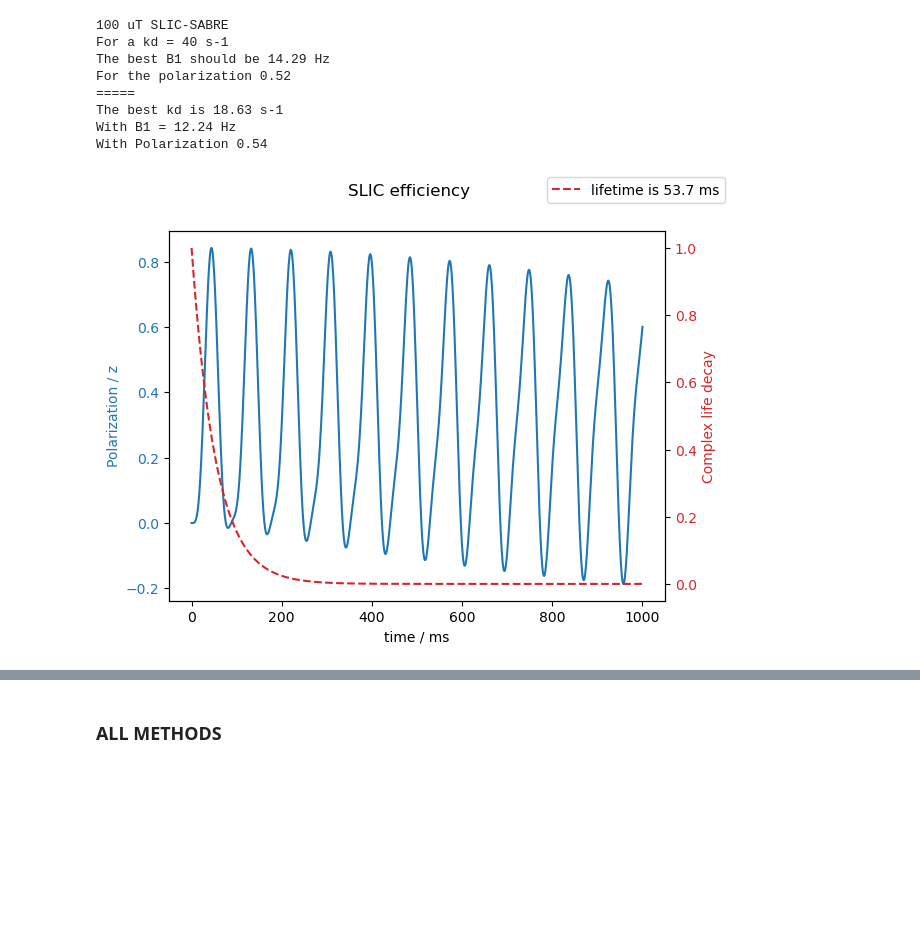
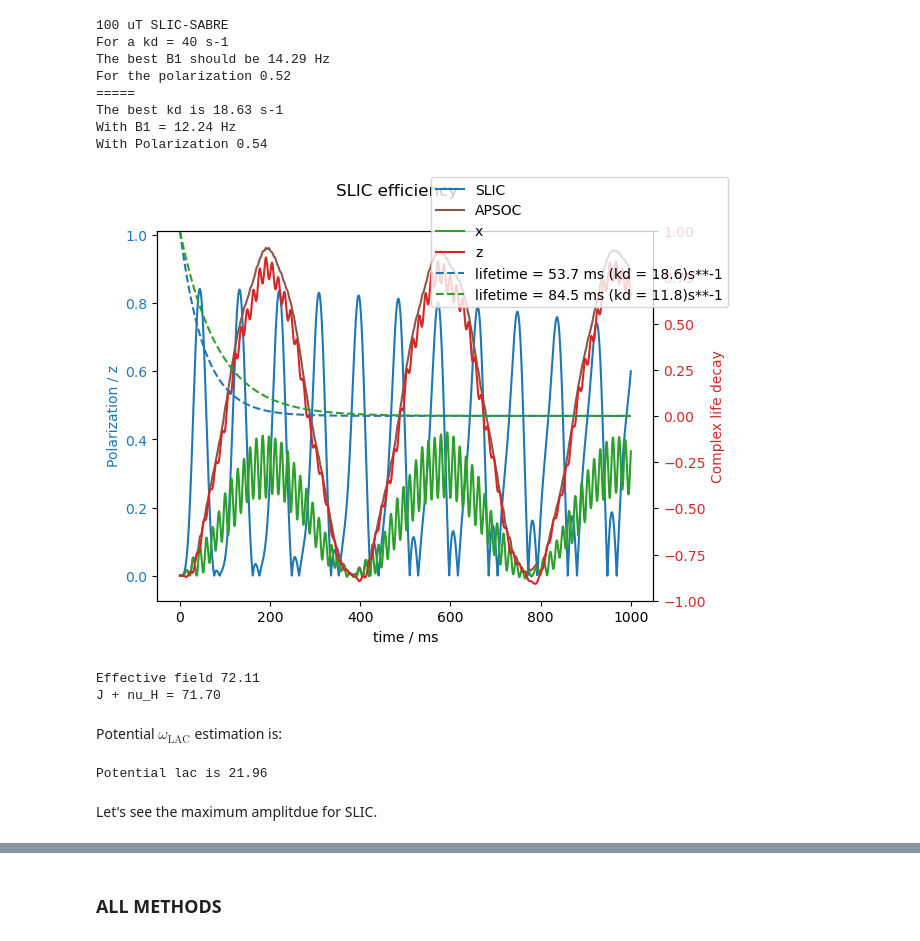
Before and after one commit to L-Siemons/SpinSimulation, a Jupyter notebook: examples/SABRE_PP.ipynb, the cells around one changed output, grey strips where cells are left out. Saved outputs shown, nothing was run; the diff lists cells and outputs as text; code cells hidden in the pictures; blank space fills up the shorter version.

```diff
--- a/examples/SABRE_PP.ipynb
+++ b/examples/SABRE_PP.ipynb
@@ -130,7 +132,7 @@ rho_pH2=np.array([
 
 #Initialization of the composite system matrix
 def SABRE_SO(
-    ss_S, ss_C, B0, kd, W, omega_n=0.,
+    ss_S, ss_C, B0, kd, W, omega_n=0., omega_n_H=None,
     phase=0., ZULF=True, on_res=None, omega_off=0):
     #Generate partial trace superoperator
     Tr = part_trace_SO(ss_S, ss_C)
@@ -165,11 +167,18 @@ def SABRE_SO(
         ham_C = ss_C.build_ham_lab(field=B0, ZULF=ZULF)
     else:
         ham_C = ss_C.build_ham_rf(field=B0, nucs_on_res=on_res)
-    ham_C_B1= omega_n * ss_C.op(2, phi=phase)
+
+
+
+    ham_C_B1 = omega_n * ss_C.op(2, phi=phase)
+    ham_C_B1_H = 0
     ham_C_off = omega_off * ss_C.op(2, 'z')
 
+    if omega_n_H is not None:
+        ham_C_B1_H = omega_n_H * ss_C.op([0, 1], phi=phase)
+
     #Generate Liouvillian of the complex
-    L_C = -1j*comm_SO(ham_C + ham_C_B1 + ham_C_off) + R_C
+    L_C = -1j*comm_SO(ham_C + ham_C_B1 + ham_C_off + ham_C_B1_H) + R_C
 
     #Generate SABRE matrix for the composite system
     M = np.block([
@@ -1232,30 +1276,70 @@ ampls_SLIC_coh[:] = traj_res[0]
 # %%
-# plt.plot(times_SLIC_coh, ampls_SLIC_coh)
-# plt.title('SLIC polarization')
-# plt.xlabel('time / s')
-# plt.ylabel('Polarization')
-# print(f'Average polarization is {ampls_SLIC_coh.mean():.2f}')
-# plt.show()
-
 fig, ax1 = plt.subplots()
 
 # First Y-axis
 ax1.set_xlabel('time / ms')
 ax1.set_ylabel('Polarization / z', color='tab:blue')
-ax1.plot(times_SLIC_coh * 1e+3, ampls_SLIC_coh, color='tab:blue')
+ax1.plot(
+    times_SLIC_coh * 1e+3, ampls_SLIC_coh,
+    color='tab:blue', label='SLIC'
+)
+
+ax1.plot(
+    times_SLIC_coh * 1e+3, ampls_SLIC_coh_2,
+    color='tab:brown', label='APSOC'
+)
 ax1.tick_params(axis='y', labelcolor='tab:blue')
+
+ax1.plot(
+    times_SLIC_coh * 1e+3, traj_res[0],
+    color='tab:green', label='x'
+)
+
+ax1.plot(
+    times_SLIC_coh * 1e+3, traj_res[1],
+    color='tab:red', label='z'
+)
+
+ax1.tick_params(axis='y', labelcolor='tab:blue')
+
 
 # Second Y-axis
 ax2 = ax1.twinx()
 ax2.set_ylabel('Complex life decay', color='tab:red')  # Modify label
 ax2.plot(times_SLIC_coh * 1e+3, np.exp(-kd_SLIC_best * times_SLIC_coh),
-         color='tab:red', linestyle='dashed',
-         label=f'lifetime is {1e+3 / kd_SLIC_best:.1f} ms')
+         color='tab:blue', linestyle='dashed',
+         label=f'lifetime = {1e+3 / kd_SLIC_best:.1f} ms (kd = {kd_SLIC_best:.1f})s**-1')
+
+kd_loc = 11.84
+ax2.plot(
+    times_SLIC_coh * 1e+3, np.exp(-kd_loc * times_SLIC_coh),
+    color='tab:green', linestyle='dashed',
+    label=f'lifetime = {1e+3 / kd_loc:.1f} ms (kd = {kd_loc:.1f})s**-1')
+
 ax2.tick_params(axis='y', labelcolor='tab:red')
-
+ax2.set_ylim(-1, 1)
 fig.suptitle('SLIC efficiency')
 fig.legend(loc="upper right")
 
 plt.show()
 # %% [output]
-[figure, old version]
+[figure, new version]
+# %%
+nu_eff = np.sqrt(nu_N**2 + off_N**2)
+print(f'Effective field {nu_eff:.2f}')
+print(f'J + nu_H = {(np.abs(ss_C.Js[0, 1]) + nu_H):.2f}')
+# %% [output]
+Effective field 72.11
+J + nu_H = 71.70
+# %% [markdown]
+Potential $\omega_{\text{LAC}}$ estimation is:
+# %%
+omega_lac_potential = np.abs(
+    ss_C.Js[0, 2] * nu_N / nu_eff
+) / 2
+
+print(f'Potential lac is {2 * np.pi * omega_lac_potential:.2f}')
+# %% [output]
+Potential lac is 21.96
+# %% [markdown]
+Let's see the maximum amplitdue for SLIC.
```
Also changed, not shown: parts of 53 cells of this notebook, 3 other files.
